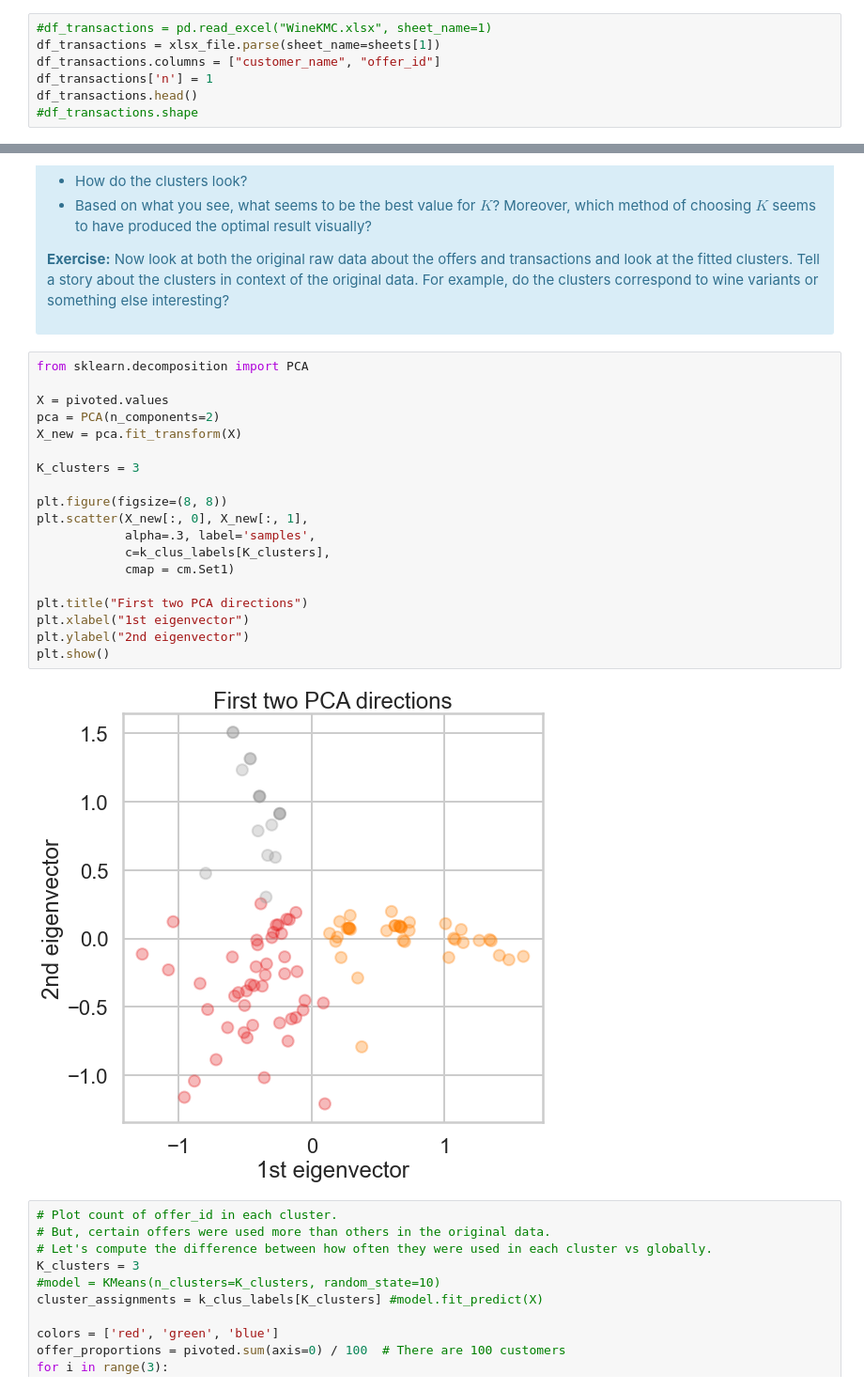
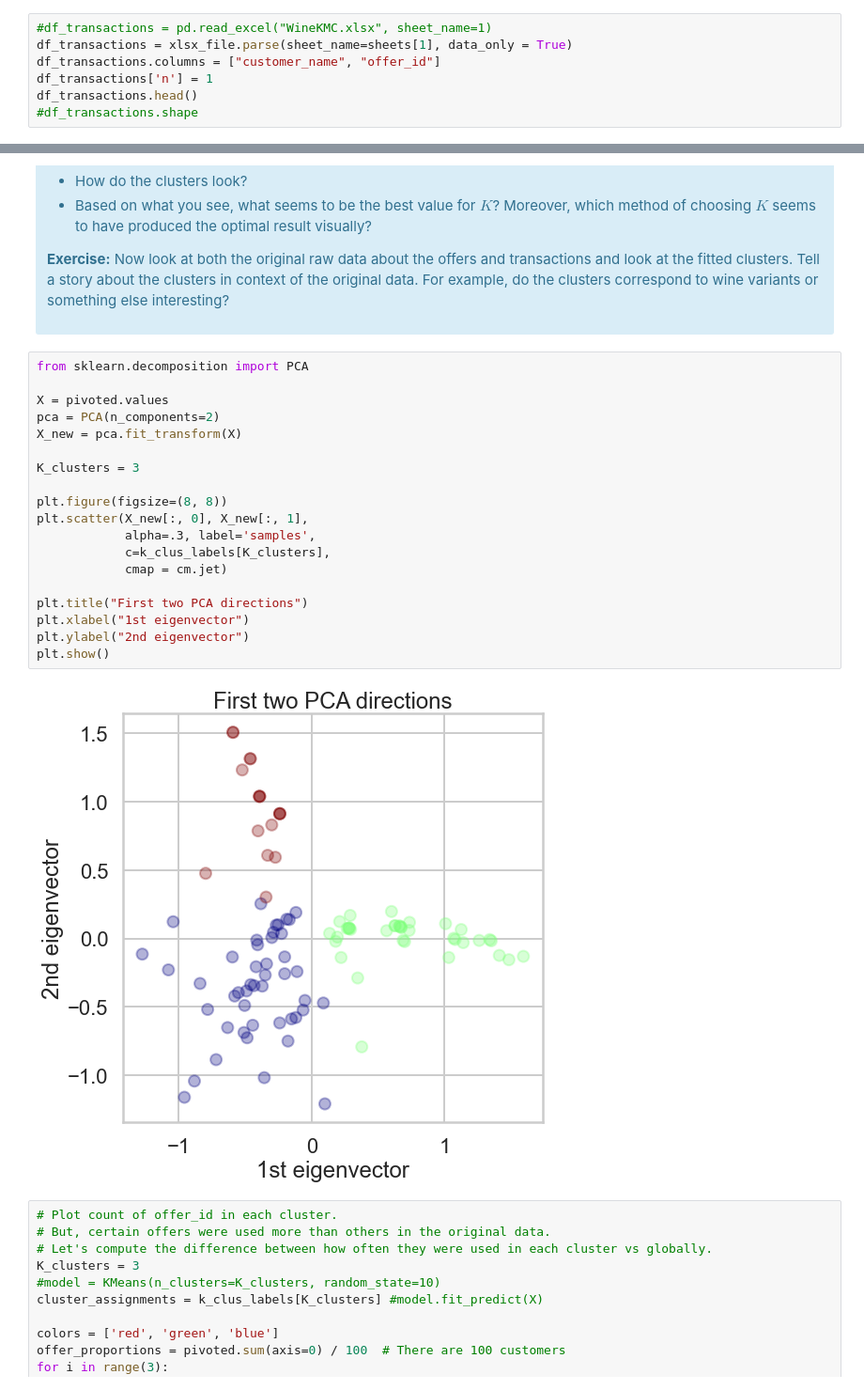
Before and after one commit to mendyhsu/Springboard, a Jupyter notebook: Unit15_6_KMeans_Clustering_Case_Study/Clustering_Case_Study_Customer_Segmentation_with_KMeans.ipynb, the cells around one changed output, grey strips where cells are left out. Shown: that part at 94% size. Cells and saved outputs as stored; diff of their text form.

```diff
--- a/Unit15_6_KMeans_Clustering_Case_Study/Clustering_Case_Study_Customer_Segmentation_with_KMeans.ipynb
+++ b/Unit15_6_KMeans_Clustering_Case_Study/Clustering_Case_Study_Customer_Segmentation_with_KMeans.ipynb
@@ -88,7 +88,7 @@ df_offers.head()
 We see that the first dataset contains information about each offer such as the month it is in effect and several attributes about the wine that the offer refers to: the variety, minimum quantity, discount, country of origin and whether or not it is past peak. The second dataset in the second worksheet contains transactional data -- which offer each customer responded to.
 # %%
 #df_transactions = pd.read_excel("WineKMC.xlsx", sheet_name=1)
-df_transactions = xlsx_file.parse(sheet_name=sheets[1])
+df_transactions = xlsx_file.parse(sheet_name=sheets[1], data_only = True)
 df_transactions.columns = ["customer_name", "offer_id"]
 df_transactions['n'] = 1
 df_transactions.head()
@@ -415,24 +415,24 @@ This is only one use of PCA for dimension reduction. We can also use PCA when we
 # %%
 from sklearn.decomposition import PCA
 
 X = pivoted.values
 pca = PCA(n_components=2)
 X_new = pca.fit_transform(X)
 
 K_clusters = 3
 
 plt.figure(figsize=(8, 8))
 plt.scatter(X_new[:, 0], X_new[:, 1],
             alpha=.3, label='samples',
             c=k_clus_labels[K_clusters],
-            cmap = cm.Set1)
+            cmap = cm.jet)
 
 plt.title("First two PCA directions")
 plt.xlabel("1st eigenvector")
 plt.ylabel("2nd eigenvector")
 plt.show()
 # %% [output]
-[figure, old version]
+[figure, new version]
 # %%
 # Plot count of offer_id in each cluster.
 # But, certain offers were used more than others in the original data.
```
Also changed, not shown: 1 other file.
